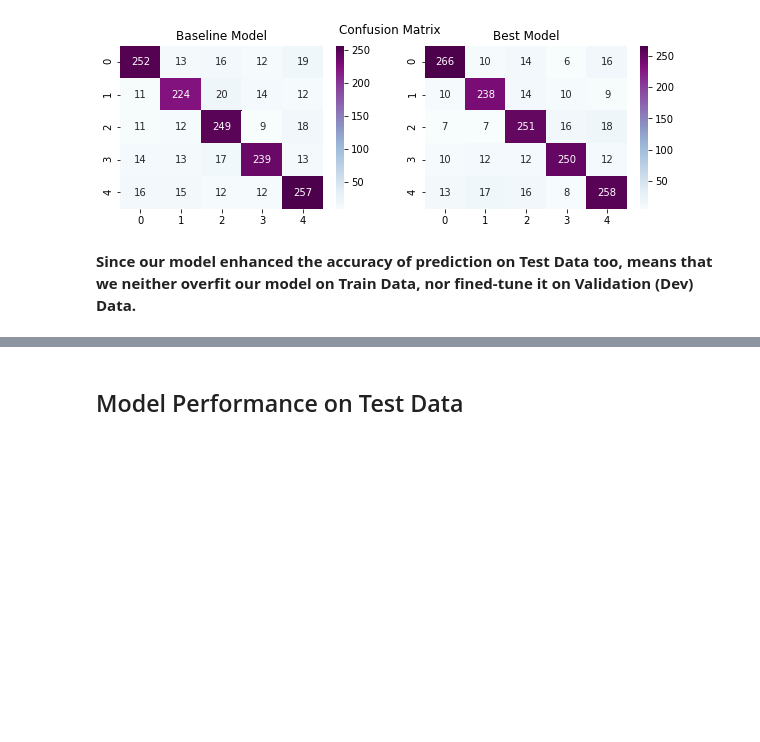
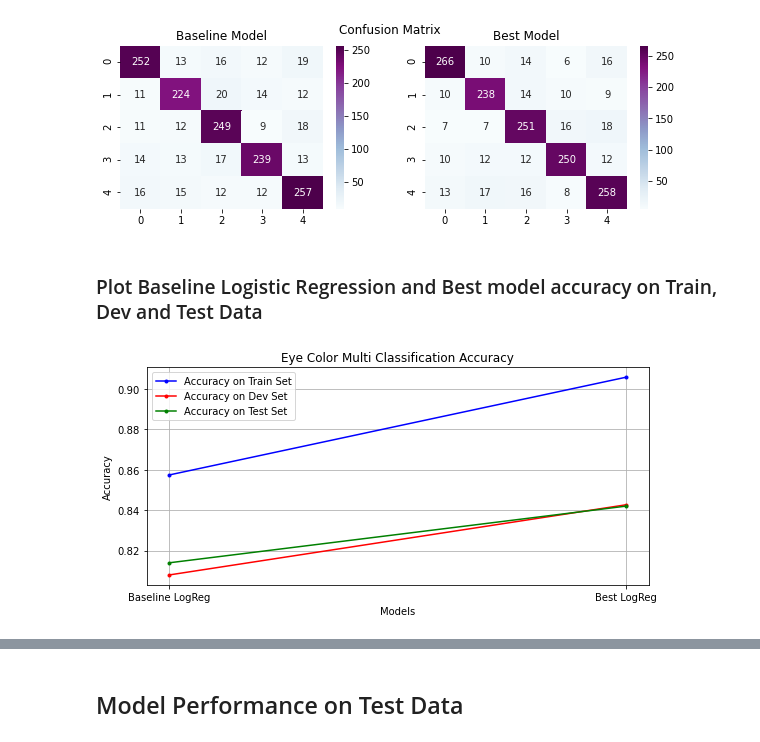
Before and after one commit to xeniakal/AMLS_20-21_SN20159465, a Jupyter notebook: B2/EyeColorRecognition.ipynb, the cells around one changed output, grey strips where cells are left out. Drawn from its saved outputs; the diff is of its cells as text; code cells hidden in the pictures; blank space fills up the shorter version.

```diff
--- a/B2/EyeColorRecognition.ipynb
+++ b/B2/EyeColorRecognition.ipynb
@@ -639,13 +616,13 @@ Best parameter: {'C': 40}
 
 C = [0.01,0.1,1,10,50]
 penalty = ['l1','l2']
-solver = ['liblinear']
+solver = 'liblinear'
 
 scores=[]
 best_score = 0
 for p in penalty:
     for c_ in C:
-        clf_lr = LogisticRegression( C = c_, solver = s, penalty = p)
+        clf_lr = LogisticRegression( C = c_, solver = solver, penalty = p)
         clf_lr.fit(X_train, y_train)
         # evaluate the LR on the dev set
         score = clf_lr.score(X_dev, y_dev)
@@ -658,13 +635,4 @@ for p in penalty:
             best_parameters = {'Penalty': p, 'C':c_}
 print("\nBest score: {:.5f}".format(best_score))
 print("Best parameters: {}".format(best_parameters))
-
-#for optimal parameters take classification report
-clf_lr = LogisticRegression(solver = 'liblinear', penalty = best_parameters['Penalty'], C = best_parameters['C'])
-start_time = time.time()
-# Train the model using the training sets
-clf_lr.fit(X_train, y_train)
-preds_lr= clf_lr.predict(X_dev)
-print("Total runtime: ",time.time()-start_time,"s")
-acc_lr = Print_Classification_Results(y_dev,preds_lr)
 # %% [output]
@@ -996,5 +987,39 @@ Accuracy Score of Test Set for Baseline Model:  81.400%
 
 Accuracy Score of Test Set for Best Model:  84.200%
 [figure]
-# %% [markdown]
-**Since our model enhanced the accuracy of prediction on Test Data too, means that we neither overfit our model on Train Data, nor fined-tune it on Validation (Dev) Data.**
+# %% [markdown]
+### Plot Baseline Logistic Regression and Best model accuracy on Train, Dev and Test Data
+# %%
+preds = clf_lr_base.predict(X_train_)
+acc_lr_base_train = accuracy_score(y_train_, preds)
+preds = clf_lr_base.predict(X_dev_)
+acc_lr_base_dev = accuracy_score(y_dev_, preds)
+preds = clf_lr_base.predict(X_test_)
+acc_lr_base_test = accuracy_score(y_test_, preds)
+
+preds = model_B2.predict(X_train_PCA)
+acc_lr_train= accuracy_score(y_train,preds)
+preds = model_B2.predict(X_dev_PCA)
+acc_lr_dev= accuracy_score(y_dev,preds)
+preds = model_B2.predict(X_test_PCA)
+acc_lr_test= accuracy_score(y_test,preds)
+# %%
+plt.figure(figsize=(9,4))
+plt.title('Eye Color Multi Classification Accuracy')
+
+models=["Baseline LogReg","Best LogReg"]
+scores_train = [acc_lr_base_train, acc_B2_train]
+scores_dev = [acc_lr_base_dev, acc_B2_dev]
+scores_test = [acc_lr_base_test, acc_lr_test]
+
+plt.plot(models,scores_train,'r.-', c ='b',label='Accuracy on Train Set')
+plt.plot(models,scores_dev, 'r.-', c='r',label='Accuracy on Dev Set')
+plt.plot(models,scores_test, 'r.-', c='g',label='Accuracy on Test Set')
+
+plt.ylabel('Accuracy')
+plt.xlabel('Models')
+plt.grid()
+plt.legend()
+plt.show()
+# %% [output]
+[figure, added]
```
Also changed, not shown: parts of 11 cells of this notebook, 3 other files.
